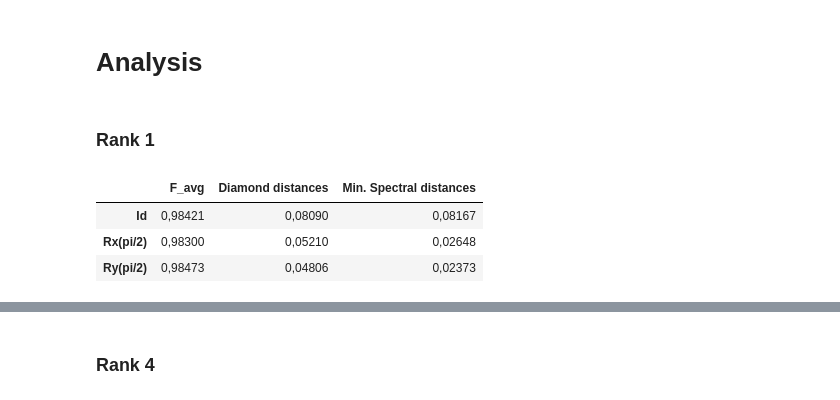
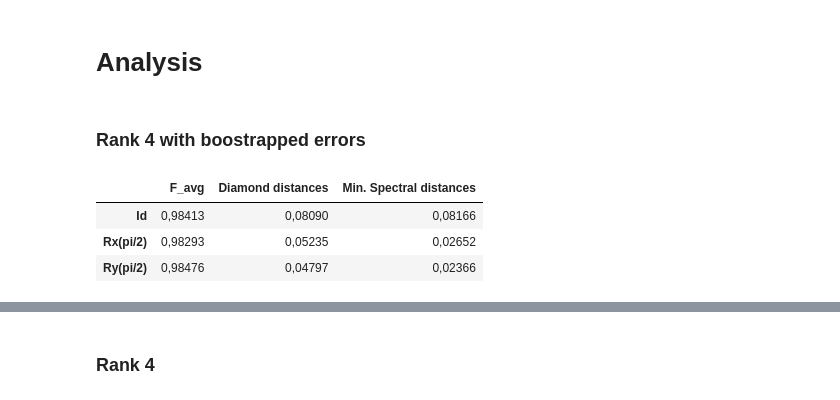
Before and after one commit to rabrie/qibocal, a Jupyter notebook: qw5q-single-qubit/qw5q-single.ipynb, the cells around one changed output, grey strips where cells are left out. Cells and saved outputs as stored; diff of their text form; code cells hidden in the pictures.

Commit message:
bootstrap error fixed and rerun

```diff
--- a/qw5q-single-qubit/qw5q-single.ipynb
+++ b/qw5q-single-qubit/qw5q-single.ipynb
@@ -44,26 +44,25 @@ def bootstrap_errors(K, X, E, rho, mGST_args, bootstrap_samples, weights, gate_l
     ns = Namespace(**mGST_args)
     if parametric:
         y = np.real(np.array([[E[i].conj()@low_level_jit.contract(X,j)@rho for j in J] for i in range(n_povm)]))
-        y_sampled = additional_fns.sampled_measurements(y, meas_samples).copy()
     else:
         y = ns.y
-        y_sampled = additional_fns.sampled_measurements(y, meas_samples).copy()
-
     X_array = np.zeros((bootstrap_samples, *X.shape)).astype(complex)
     E_array = np.zeros((bootstrap_samples, *E.shape)).astype(complex)
     rho_array = np.zeros((bootstrap_samples, *rho.shape)).astype(complex)
     df_g_list = []
     df_o_list = []
+
     for i in range(bootstrap_samples):
+        y_sampled = additional_fns.sampled_measurements(y, ns.meas_samples).copy()
         K_, X_, E_, rho_, _ = algorithm.run_mGST(y_sampled[:,:100],ns.J[:100],ns.l,ns.d,ns.r,ns.rK, ns.n_povm, ns.bsize, ns.meas_samples, method = ns.method,
                      max_inits = ns.max_inits, max_iter = ns.max_iter, final_iter = ns.final_iter, threshold_multiplier = ns.threshold_multiplier,
                      target_rel_prec = ns.target_rel_prec, init = [K, E, rho], testing = False)
-        K_, X_, E_, rho_, _ = algorithm.run_mGST(ns.y,ns.J,ns.l,ns.d,ns.r,ns.rK, ns.n_povm, ns.bsize, ns.meas_samples, method = ns.method,
+        K_, X_, E_, rho_, _ = algorithm.run_mGST(y_sampled,ns.J,ns.l,ns.d,ns.r,ns.rK, ns.n_povm, ns.bsize, ns.meas_samples, method = ns.method,
                          max_inits = ns.max_inits, max_iter = 0, final_iter = ns.final_iter, threshold_multiplier = ns.threshold_multiplier,
                          target_rel_prec = ns.target_rel_prec, init = [K_, E_, rho_], testing = False)
 
         X_opt, E_opt, rho_opt = gauge_opt(X_, E_, rho_, target_mdl, weights)
-        df_g, df_o, _, _ = report(X_opt, E_opt, rho_opt, J, y, target_mdl, gate_labels)
+        df_g, df_o, _, _ = report(X_opt, E_opt, rho_opt, J, y_sampled, target_mdl, gate_labels)
         df_g_list.append(df_g.values)
         df_o_list.append(df_o.values)
 
@@ -108,6 +107,10 @@ X_opt, E_opt, rho_opt = gauge_opt(X, E, rho, std.target_model(), weights)
 df_g, df_o, s_g, s_o = report(X_opt, E_opt, rho_opt, J, y, std.target_model(), gate_labels)
 display(s_g), display(s_o)
 
+mGST_args = {'y': y, 'J': J, 'l': l, 'd': d, 'r': r, 'rK': rK, 'n_povm': n_povm, 'bsize': bsize,
+             'meas_samples': meas_samples, 'method': 'SFN', 'max_inits': 20, 'max_iter': 0,
+             'final_iter': 80, 'threshold_multiplier': 10, 'target_rel_prec': 1e-3}
+
 X_array, E_array, rho_array, df_g_array, df_o_array = bootstrap_errors(K_t,X_t,E_t,rho, mGST_args, 10, weights, gate_labels, std.target_model(), parametric = False)
 # %% [output]
 |  | F_avg | Diamond distances | Min. Spectral distances |
@@ -148,39 +139,39 @@ print(E_stds)
 # %% [markdown]
 ### Save data
 # %%
-######################################
-filename = 'results-qubit1-fast'
-results = {'estimates': (K,X,E,rho), 'gauge_opt_estimates': (X_opt, E_opt, rho_opt),  'bootstrap_data': (X_array, E_array, rho_array, df_g_array, df_o_array)}
-data_to_safe = {'parameters': mGST_args, 'results': results}
+# ######################################
+# filename = 'results-qubit1-fast_bootstrap'
+# results = {'estimates': (K,X,E,rho), 'gauge_opt_estimates': (X_opt, E_opt, rho_opt),  'bootstrap_data': (X_array, E_array, rho_array, df_g_array, df_o_array)}
+# data_to_safe = {'parameters': mGST_args, 'results': results}
 
-with open(filename, 'wb') as handle:
-    pickle.dump(data_to_safe, handle, protocol=pickle.HIGHEST_PROTOCOL)
+# with open(filename, 'wb') as handle:
+#     pickle.dump(data_to_safe, handle, protocol=pickle.HIGHEST_PROTOCOL)
 # %% [markdown]
 # Analysis
 # %% [markdown]
-### Rank 1
+### Rank 4 with boostrapped errors
 # %%
 for i in range(1,2):
-    filename = "results-qubit%i-fast"%i
+    filename = "results-qubit%i-fast_bootstrap"%i
     with open(filename, 'rb') as handle:
         b = pickle.load(handle)
     mGST_args = b['parameters']
     X_array, E_array, rho_array, df_g_array, df_o_array = b['results']['bootstrap_data']
     K,X,E,rho = b['results']['estimates']
     X_opt, E_opt, rho_opt = b['results']['gauge_opt_estimates']
     J = b['parameters']['J']
     y = b['parameters']['y']
 
     gate_labels = {0: "Id", 1: "Rx(pi/2)", 2: "Ry(pi/2)"}
     df_g, df_o, s_g, s_o = report(X_opt, E_opt, rho_opt, J, y, std.target_model(), gate_labels)
 
     percentiles_g = np.percentile(np.abs(df_g_array - np.array([df_g.values for _ in range(10)])), [0.9] , axis = 0)
     percentiles_o = np.percentile(np.abs(df_o_array - np.array([df_o.values for _ in range(10)])), [0.9] , axis = 0).reshape(-1)
 
     display(s_g), display(s_o)
 # %% [output]
 |  | F_avg | Diamond distances | Min. Spectral distances |
-| Id | 0,98421 | 0,08090 | 0,08167 |
-| Rx(pi/2) | 0,98300 | 0,05210 | 0,02648 |
-| Ry(pi/2) | 0,98473 | 0,04806 | 0,02373 |
+| Id | 0,98413 | 0,08090 | 0,08166 |
+| Rx(pi/2) | 0,98293 | 0,05235 | 0,02652 |
+| Ry(pi/2) | 0,98476 | 0,04797 | 0,02366 |
 |  | Final cost function value | Mean total variation dist. to data | Mean total variation dist. target... | POVM - Choi map trace distance | ... |
```
Also changed, not shown: parts of 7 cells of this notebook, 3 other files.
